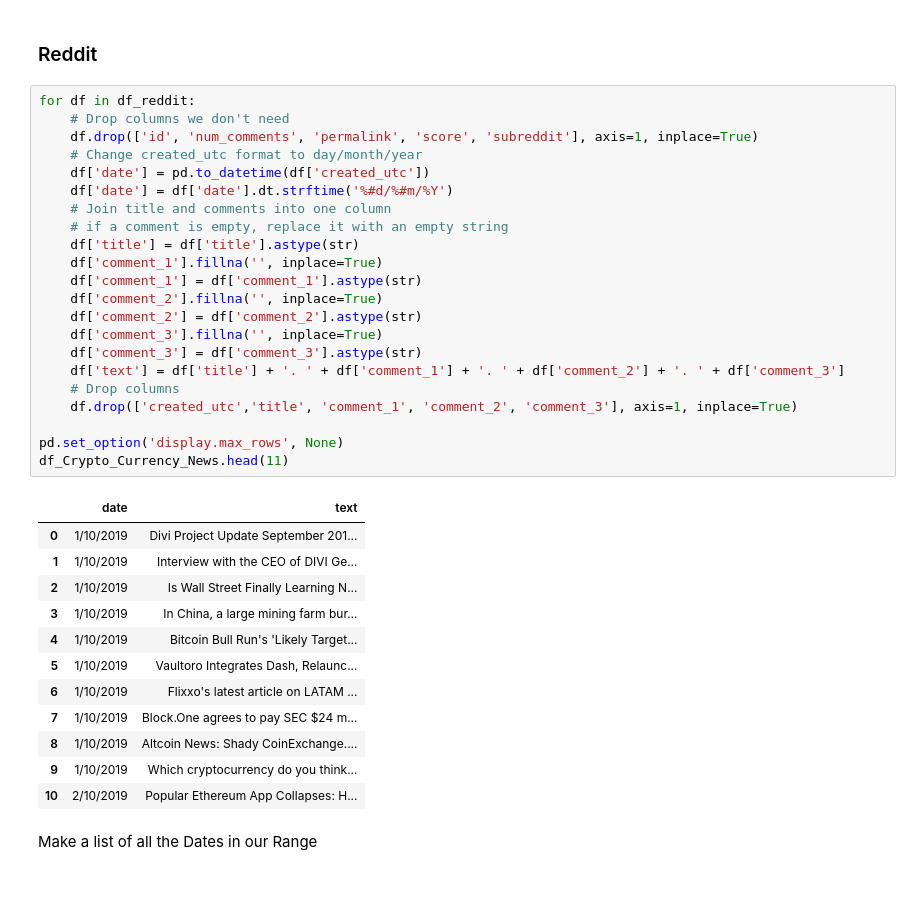
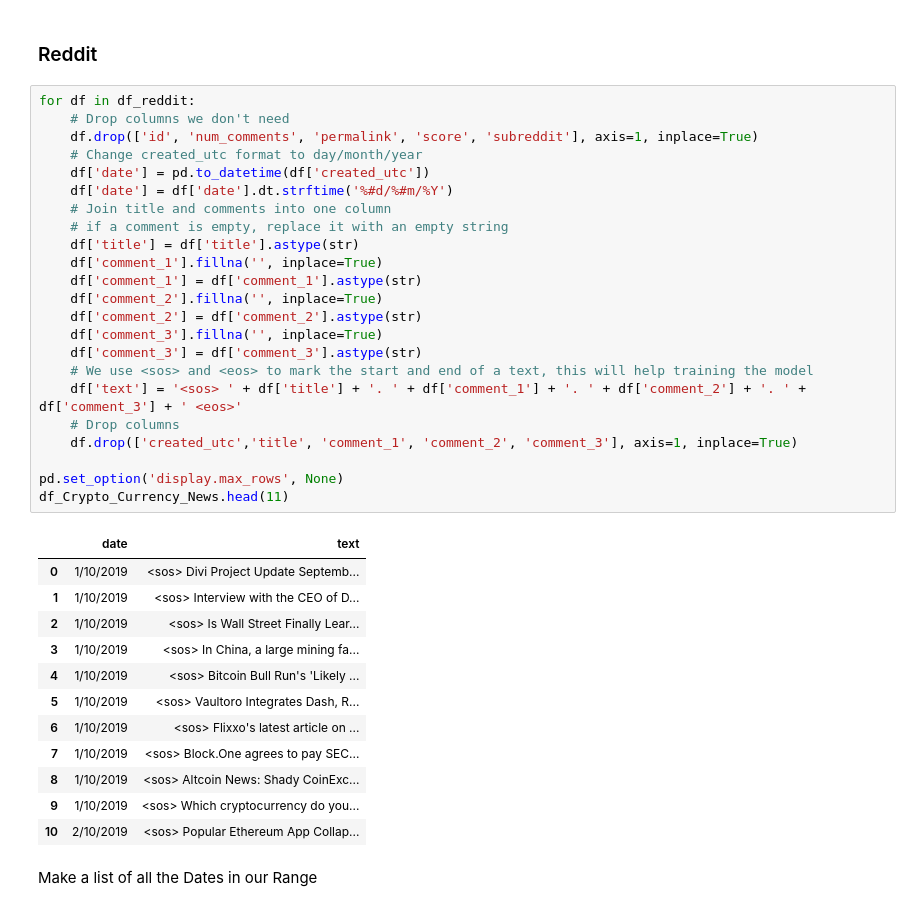
Before and after one commit to CAMAY3101/KALIK, a Jupyter notebook: data/Preprocess/cleanup.ipynb, the cells around one changed output. Cells and saved outputs as stored; diff of their text form.

```diff
--- a/data/Preprocess/cleanup.ipynb
+++ b/data/Preprocess/cleanup.ipynb
@@ -43,38 +45,39 @@ df_binance = [df_ETH_USDT, df_ETH_BTC, df_BNB_ETH, df_XRP_ETH]
 # %%
 for df in df_reddit:
     # Drop columns we don't need
     df.drop(['id', 'num_comments', 'permalink', 'score', 'subreddit'], axis=1, inplace=True)
     # Change created_utc format to day/month/year
     df['date'] = pd.to_datetime(df['created_utc'])
     df['date'] = df['date'].dt.strftime('%#d/%#m/%Y')
     # Join title and comments into one column
     # if a comment is empty, replace it with an empty string
     df['title'] = df['title'].astype(str)
     df['comment_1'].fillna('', inplace=True)
     df['comment_1'] = df['comment_1'].astype(str)
     df['comment_2'].fillna('', inplace=True)
     df['comment_2'] = df['comment_2'].astype(str)
     df['comment_3'].fillna('', inplace=True)
     df['comment_3'] = df['comment_3'].astype(str)
-    df['text'] = df['title'] + '. ' + df['comment_1'] + '. ' + df['comment_2'] + '. ' + df['comment_3']
+    # We use <sos> and <eos> to mark the start and end of a text, this will help training the model
+    df['text'] = '<sos> ' + df['title'] + '. ' + df['comment_1'] + '. ' + df['comment_2'] + '. ' + df['comment_3'] + ' <eos>'
     # Drop columns
     df.drop(['created_utc','title', 'comment_1', 'comment_2', 'comment_3'], axis=1, inplace=True)
 
 pd.set_option('display.max_rows', None)
 df_Crypto_Currency_News.head(11)
 # %% [output]
 |  | date | text |
-| 0 | 1/10/2019 | Divi Project Update September 201... |
-| 1 | 1/10/2019 | Interview with the CEO of DIVI Ge... |
-| 2 | 1/10/2019 | Is Wall Street Finally Learning N... |
-| 3 | 1/10/2019 | In China, a large mining farm bur... |
-| 4 | 1/10/2019 | Bitcoin Bull Run's 'Likely Target... |
-| 5 | 1/10/2019 | Vaultoro Integrates Dash, Relaunc... |
-| 6 | 1/10/2019 | Flixxo's latest article on LATAM ... |
-| 7 | 1/10/2019 | Block.One agrees to pay SEC $24 m... |
-| 8 | 1/10/2019 | Altcoin News: Shady CoinExchange.... |
-| 9 | 1/10/2019 | Which cryptocurrency do you think... |
-| 10 | 2/10/2019 | Popular Ethereum App Collapses: H... |
+| 0 | 1/10/2019 | <sos> Divi Project Update Septemb... |
+| 1 | 1/10/2019 | <sos> Interview with the CEO of D... |
+| 2 | 1/10/2019 | <sos> Is Wall Street Finally Lear... |
+| 3 | 1/10/2019 | <sos> In China, a large mining fa... |
+| 4 | 1/10/2019 | <sos> Bitcoin Bull Run's 'Likely ... |
+| 5 | 1/10/2019 | <sos> Vaultoro Integrates Dash, R... |
+| 6 | 1/10/2019 | <sos> Flixxo's latest article on ... |
+| 7 | 1/10/2019 | <sos> Block.One agrees to pay SEC... |
+| 8 | 1/10/2019 | <sos> Altcoin News: Shady CoinExc... |
+| 9 | 1/10/2019 | <sos> Which cryptocurrency do you... |
+| 10 | 2/10/2019 | <sos> Popular Ethereum App Collap... |
 # %% [markdown]
 Make a list of all the Dates in our Range
 # %%
```
Also changed, not shown: parts of 14 cells of this notebook.
